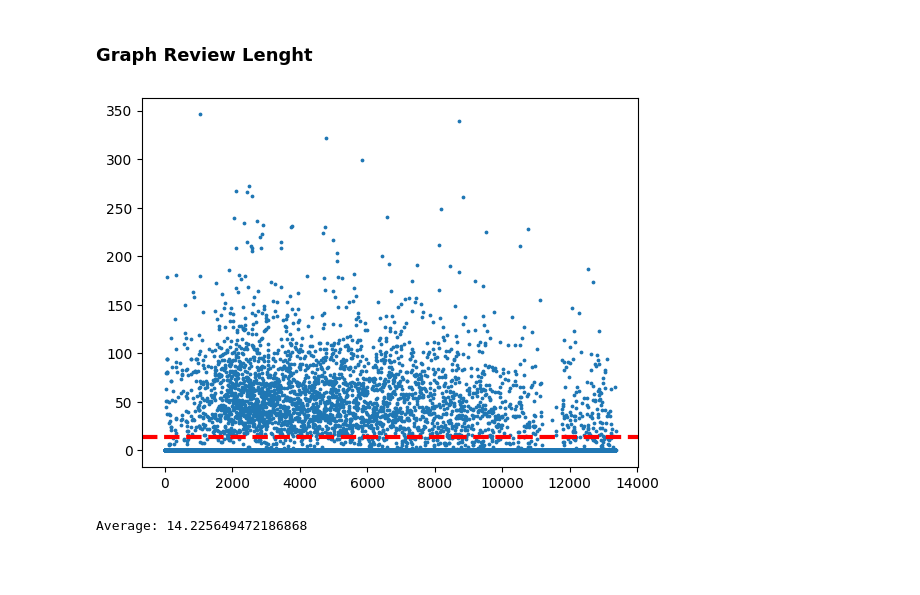
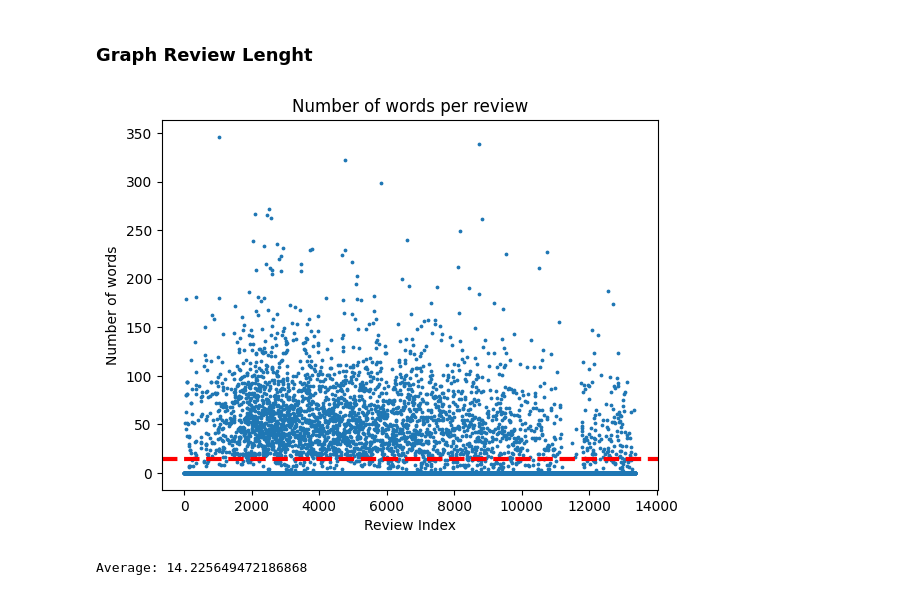
Before and after one commit to bdmendes/feup-pri-game-search, a Jupyter notebook: exploration/exploration_pre_process.ipynb, the cells around one changed output. Drawn from its saved outputs; the diff is of its cells as text; code cells hidden in the pictures; blank space fills up the shorter version.

```diff
--- a/exploration/exploration_pre_process.ipynb
+++ b/exploration/exploration_pre_process.ipynb
@@ -47,18 +47,23 @@ MacRecReqsText: 11619 ; 86.99%
 # %%
 import matplotlib.pyplot as plt
 import numpy as np
 
 lenghts = []
 x = [x for x in range(0,len(original_data))]
 
 for i in original_data['Reviews']:
     lenghts.append(len(i.split()))
 
 plt.axhline(y=np.nanmean(lenghts), color='red', linestyle='--', linewidth=3, label='Avg')
 plt.scatter(x, lenghts,3)
+
+plt.title('Number of words per review')
+plt.xlabel('Review Index')
+plt.ylabel('Number of words')
+
 plt.show()
 
 print(f'Average: {np.nanmean(lenghts)}')
 # %% [output]
-[figure, old version]
+[figure, new version]
 Average: 14.225649472186868
```
Also changed, not shown: 1 other file.
